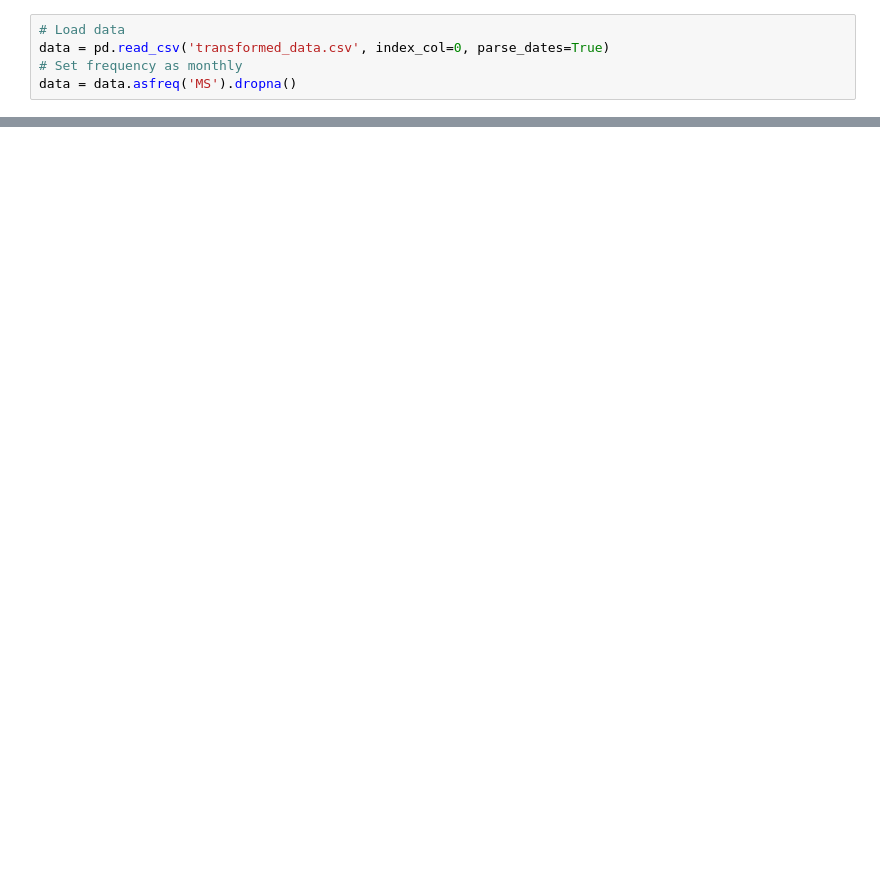
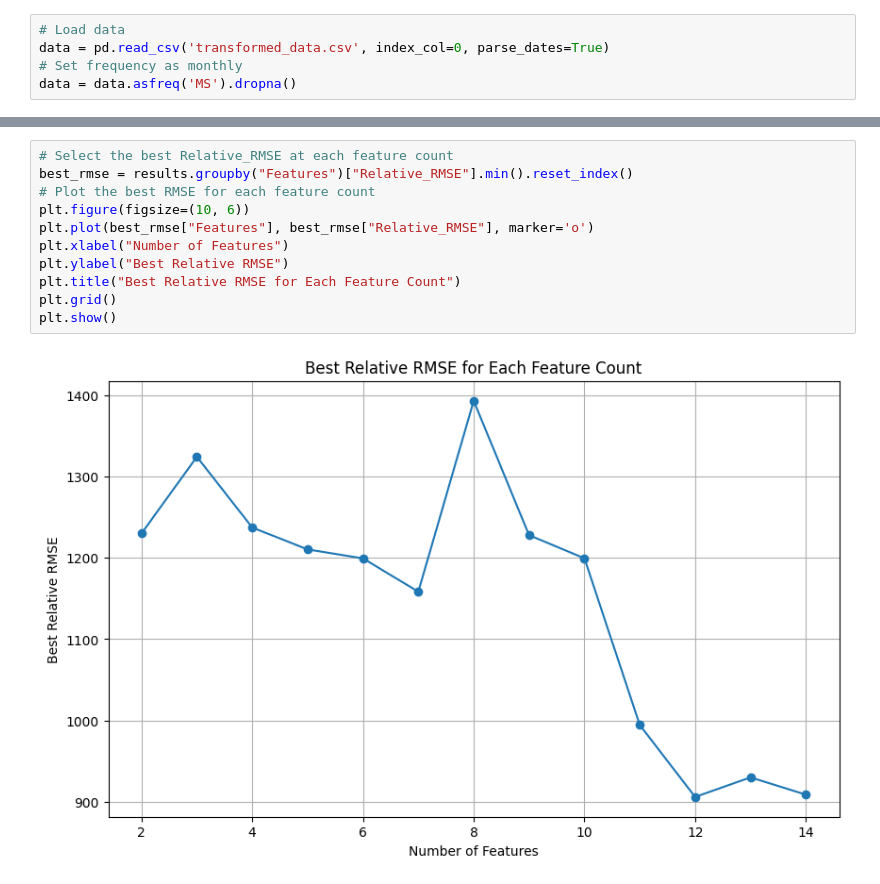
Before and after one commit to JawandS/macroeconvue, a Jupyter notebook: modeling/var_analysis.ipynb, the cells around one changed output, grey strips where cells are left out. Cells and saved outputs as stored; diff of their text form; blank space fills up the shorter version.

Commit message:
add more visuals

```diff
--- a/modeling/var_analysis.ipynb
+++ b/modeling/var_analysis.ipynb
@@ -268,0 +74,13 @@ plt.show()
+# %%
+# Select the best Relative_RMSE at each feature count
+best_rmse = results.groupby("Features")["Relative_RMSE"].min().reset_index()
+# Plot the best RMSE for each feature count
+plt.figure(figsize=(10, 6))
+plt.plot(best_rmse["Features"], best_rmse["Relative_RMSE"], marker='o')
+plt.xlabel("Number of Features")
+plt.ylabel("Best Relative RMSE")
+plt.title("Best Relative RMSE for Each Feature Count")
+plt.grid()
+plt.show()
+# %% [output]
+[figure, added]
```
Also changed, not shown: parts of 4 cells of this notebook.
